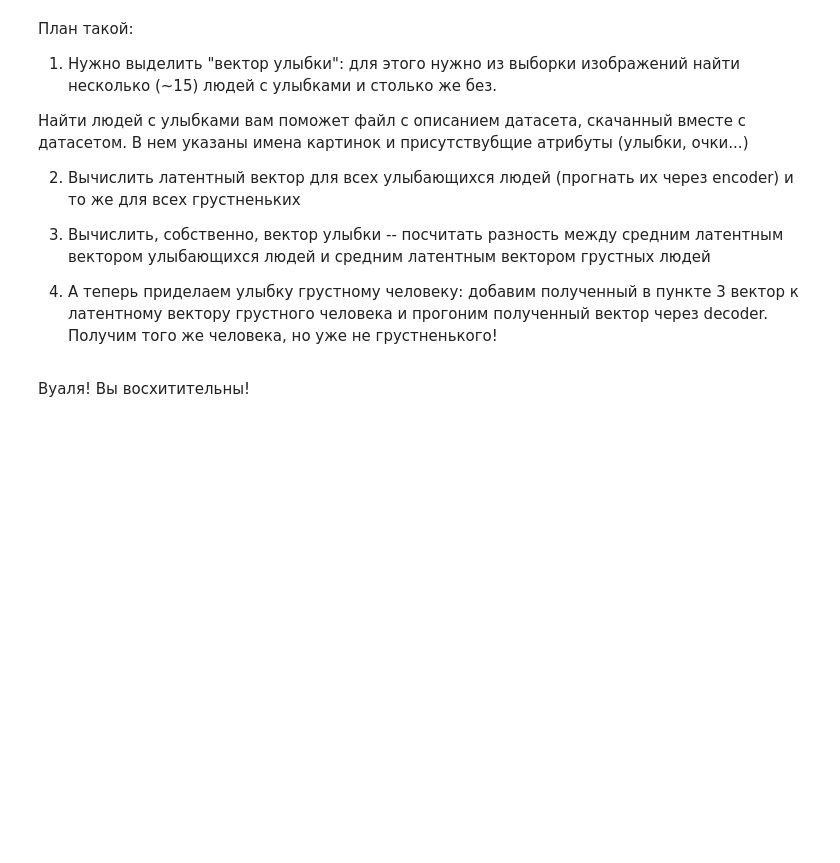
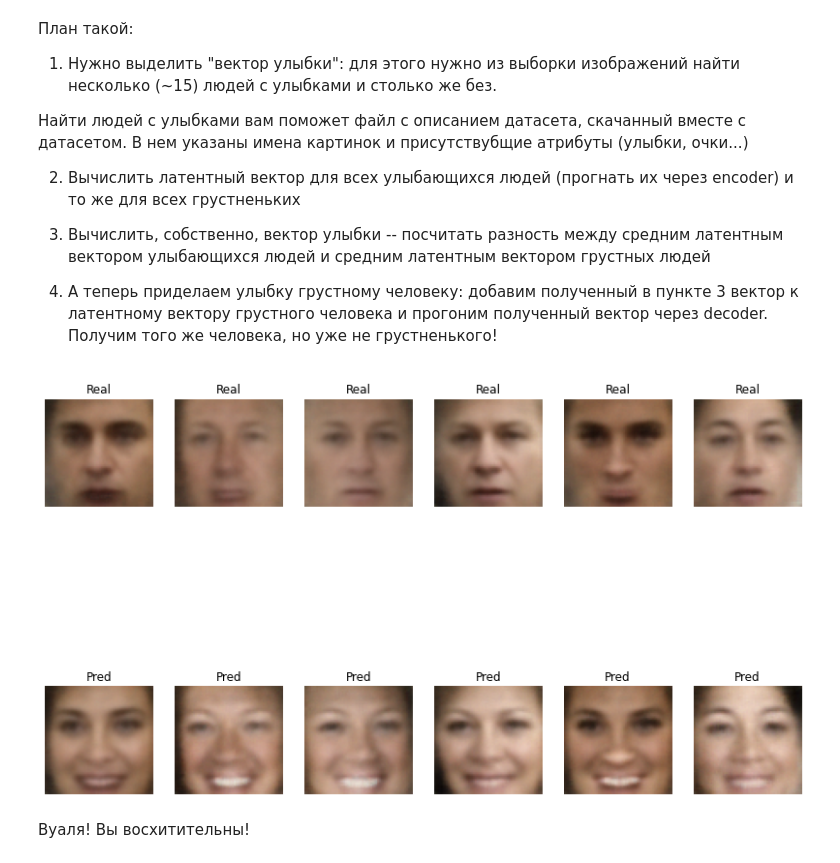
Before and after one commit to iptkachev/dls_part1, a Jupyter notebook: [hw]autoencoders.ipynb, the cells around one changed output. Cells and saved outputs as stored; diff of their text form; code cells hidden in the pictures; blank space fills up the shorter version.

```diff
--- a/[hw]autoencoders.ipynb
+++ b/[hw]autoencoders.ipynb
@@ -118,9 +156,3 @@ class Autoencoder(nn.Module):
-# %%
-criterion = <loss>
-
-autoencoder = Autoencoder()
-
-optimizer = <Ваш любимый оптимизатор>
 # %% [markdown]
 ## 1.3 Обучение (2 балла)
 # %% [markdown]
@@ -171,3 +298,26 @@ output = <скормите z декодеру>
+# %%
+top_n = 15
+
+smile_sort_attr = attrs['Smiling'].sort_values()
+
+smile_indexes = smile_sort_attr[-top_n:].index
+smile_batch = collate_fn(data[smile_indexes])
+smile_latent = autoencoder.encoder(smile_batch.to(device))
+smile_images_vector = smile_latent.mean(dim=0)
+
+sad_indexes = smile_sort_attr[:top_n].index
+sad_batch = collate_fn(data[sad_indexes])
+sad_latent = autoencoder.encoder(sad_batch.to(device))
+sad_images_vector = sad_latent.mean(dim=0)
+
+delta_smile_sad_vector = smile_images_vector - sad_images_vector
+
+sad_latent_with_smile_vector = sad_latent + delta_smile_sad_vector
+sad_reconstruction_with_smile_vector = autoencoder.decoder(sad_latent_with_smile_vector)
+sad_reconstruction_without_smile_vector = autoencoder.decoder(sad_latent)
+plot_reconstruction(sad_reconstruction_without_smile_vector, sad_reconstruction_with_smile_vector, n_examples=6)
+# %% [output]
+[figure, added]
 # %% [markdown]
 Вуаля! Вы восхитительны!
 # %% [markdown]
```
Also changed, not shown: parts of 31 cells of this notebook.
